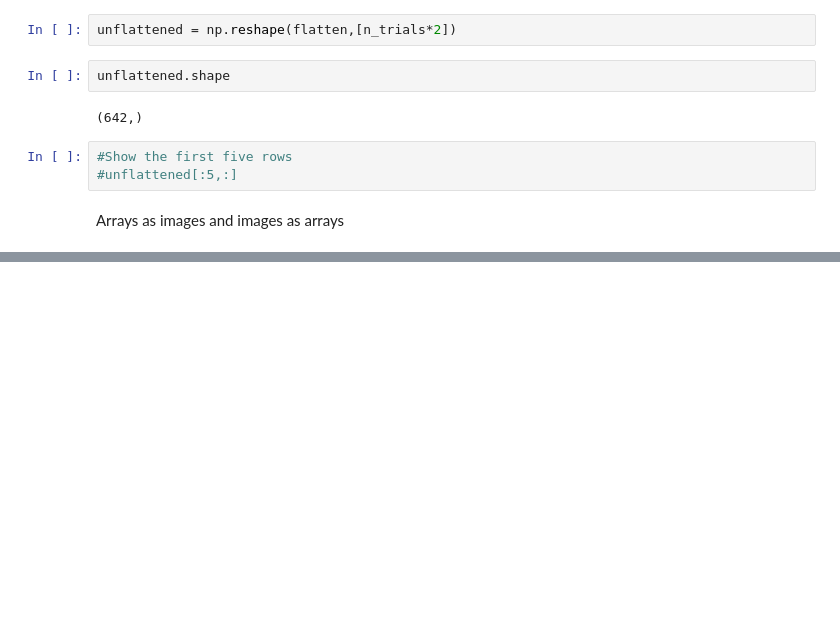
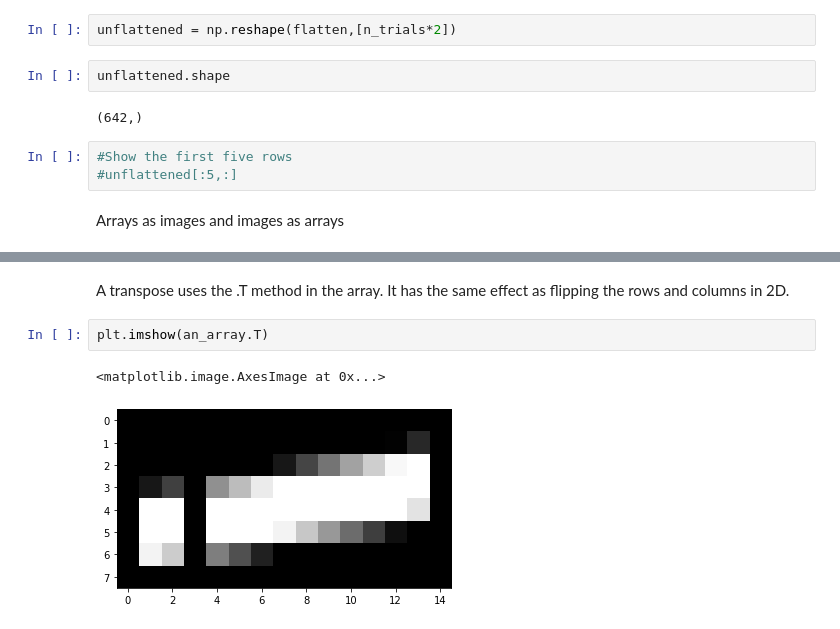
Before and after one commit to Reptilefury/coursera-machine-learning, a Jupyter notebook: Nature_of_Nifti_Images.ipynb, the cells around one changed output, grey strips where cells are left out. Cells and saved outputs as stored; diff of their text form; blank space fills up the shorter version.

```diff
--- a/Nature_of_Nifti_Images.ipynb
+++ b/Nature_of_Nifti_Images.ipynb
@@ -454,0 +515,7 @@ Arrays as images and images as arrays
+# %% [markdown]
+A transpose uses the .T method in the array. It has the same effect as flipping the rows and columns in 2D.
+# %%
+plt.imshow(an_array.T)
+# %% [output]
+<matplotlib.image.AxesImage at 0x...>
+[figure, added]
```
Also changed, not shown: parts of 29 cells of this notebook.
